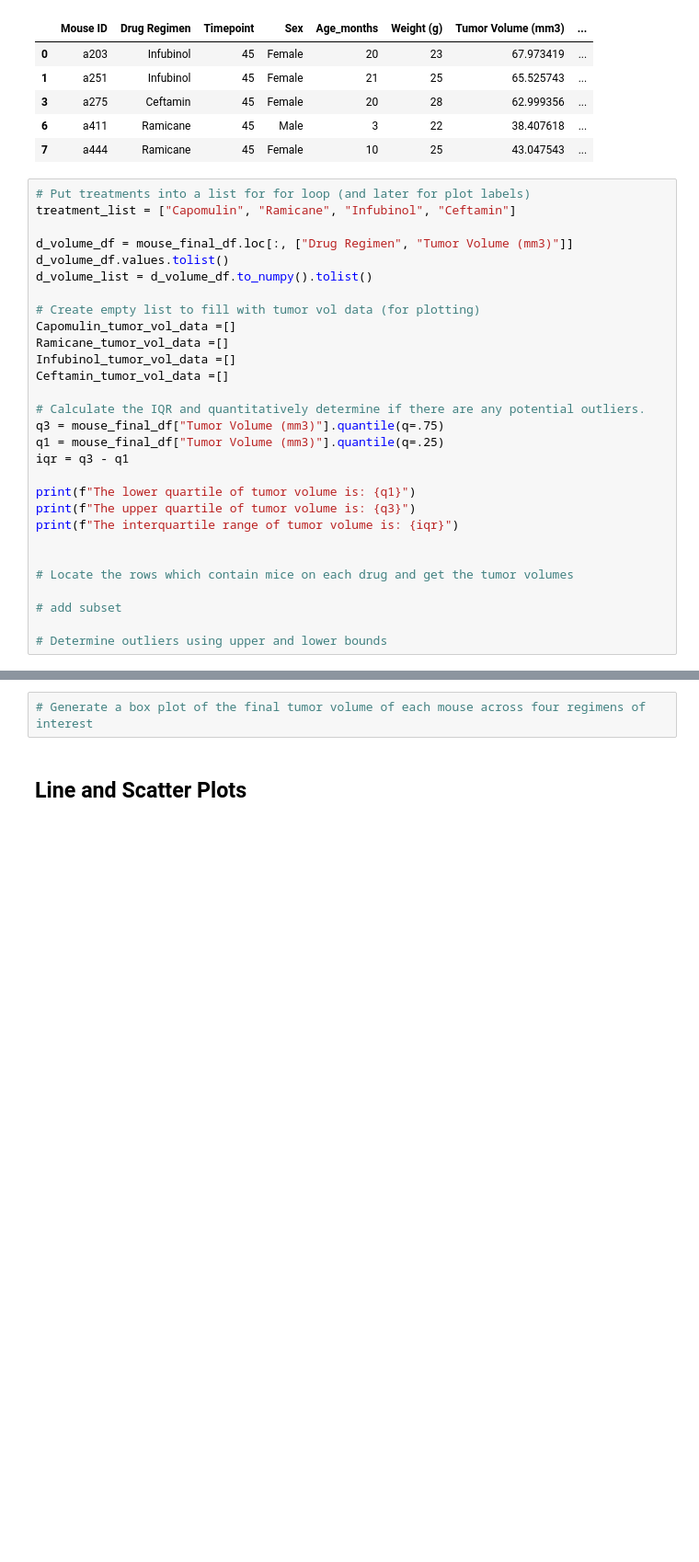
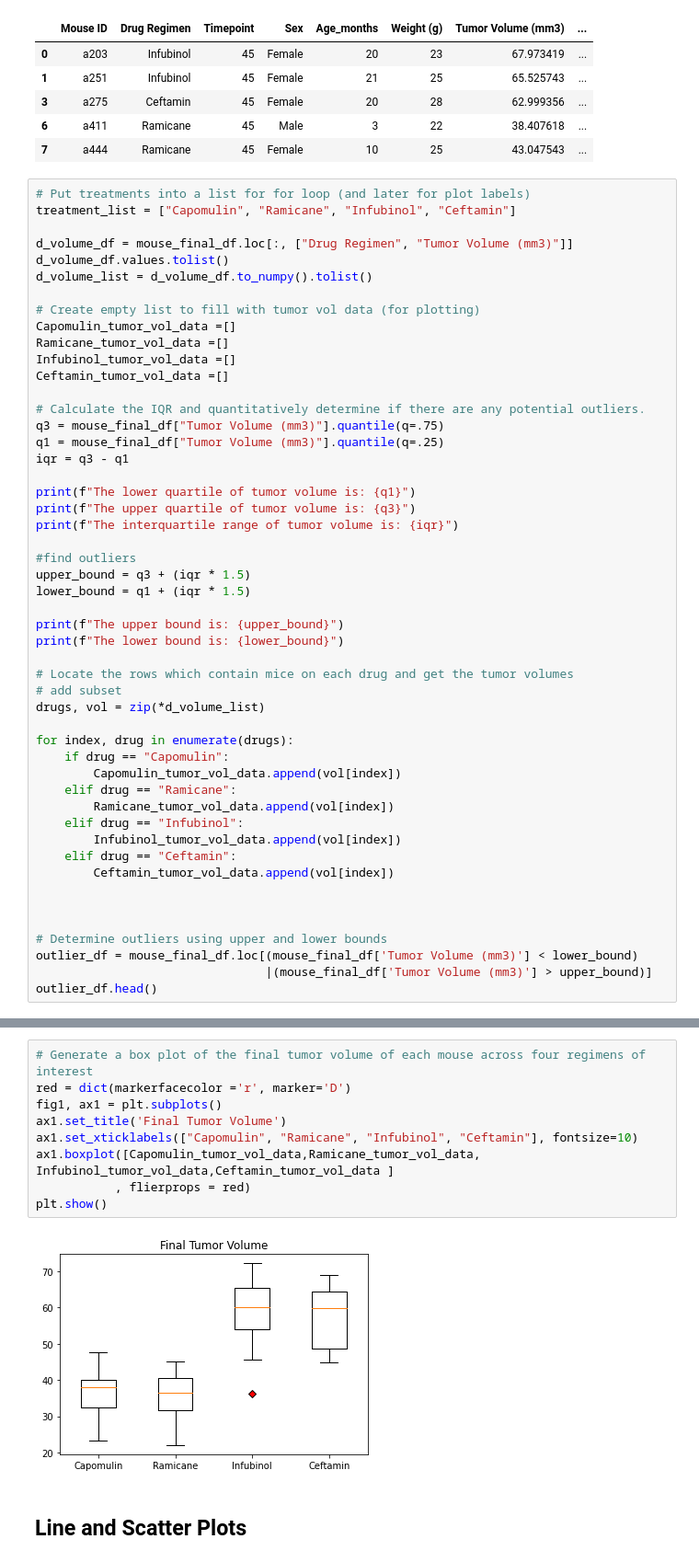
Before and after one commit to gregb23/Matplotlib-Homework, a Jupyter notebook: Pymaceuticals/pymaceuticals.ipynb, the cells around one changed output, grey strips where cells are left out. Shown: that part at 92% size. Cells and saved outputs as stored; diff of their text form; blank space fills up the shorter version.

Commit message:
crated box plot

```diff
--- a/Pymaceuticals/pymaceuticals.ipynb
+++ b/Pymaceuticals/pymaceuticals.ipynb
@@ -263,12 +263,33 @@ print(f"The lower quartile of tumor volume is: {q1}")
 print(f"The upper quartile of tumor volume is: {q3}")
 print(f"The interquartile range of tumor volume is: {iqr}")
 
+#find outliers
+upper_bound = q3 + (iqr * 1.5)
+lower_bound = q1 + (iqr * 1.5)
+
+print(f"The upper bound is: {upper_bound}")
+print(f"The lower bound is: {lower_bound}")
 
 # Locate the rows which contain mice on each drug and get the tumor volumes
+# add subset
+drugs, vol = zip(*d_volume_list)
 
-# add subset
+for index, drug in enumerate(drugs):
+    if drug == "Capomulin":
+        Capomulin_tumor_vol_data.append(vol[index])
+    elif drug == "Ramicane":
+        Ramicane_tumor_vol_data.append(vol[index])
+    elif drug == "Infubinol":
+        Infubinol_tumor_vol_data.append(vol[index])
+    elif drug == "Ceftamin":
+        Ceftamin_tumor_vol_data.append(vol[index])
+
+
 
 # Determine outliers using upper and lower bounds
+outlier_df = mouse_final_df.loc[(mouse_final_df['Tumor Volume (mm3)'] < lower_bound)
+                                |(mouse_final_df['Tumor Volume (mm3)'] > upper_bound)]
+outlier_df.head()
 # %% [output]
 The lower quartile of tumor volume is: 37.187743802499995
 The upper quartile of tumor volume is: 59.930261755000004
@@ -276,5 +305,14 @@ The interquartile range of tumor volume is: 22.74251795250001
 # %%
 # Generate a box plot of the final tumor volume of each mouse across four regimens of interest
+red = dict(markerfacecolor ='r', marker='D')
+fig1, ax1 = plt.subplots()
+ax1.set_title('Final Tumor Volume')
+ax1.set_xticklabels(["Capomulin", "Ramicane", "Infubinol", "Ceftamin"], fontsize=10)
+ax1.boxplot([Capomulin_tumor_vol_data,Ramicane_tumor_vol_data, Infubinol_tumor_vol_data,Ceftamin_tumor_vol_data ]
+           , flierprops = red)
+plt.show()
+# %% [output]
+[figure, added]
 # %% [markdown]
 ## Line and Scatter Plots
 # %%
```
Also changed, not shown: parts of 1 cell of this notebook.
